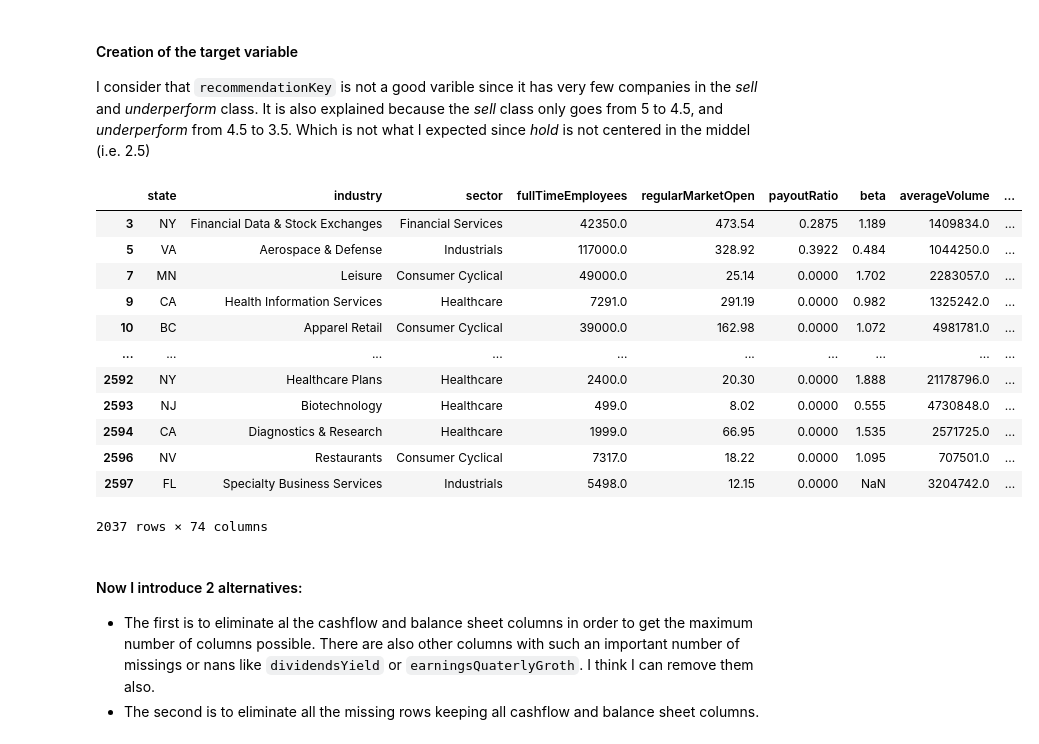
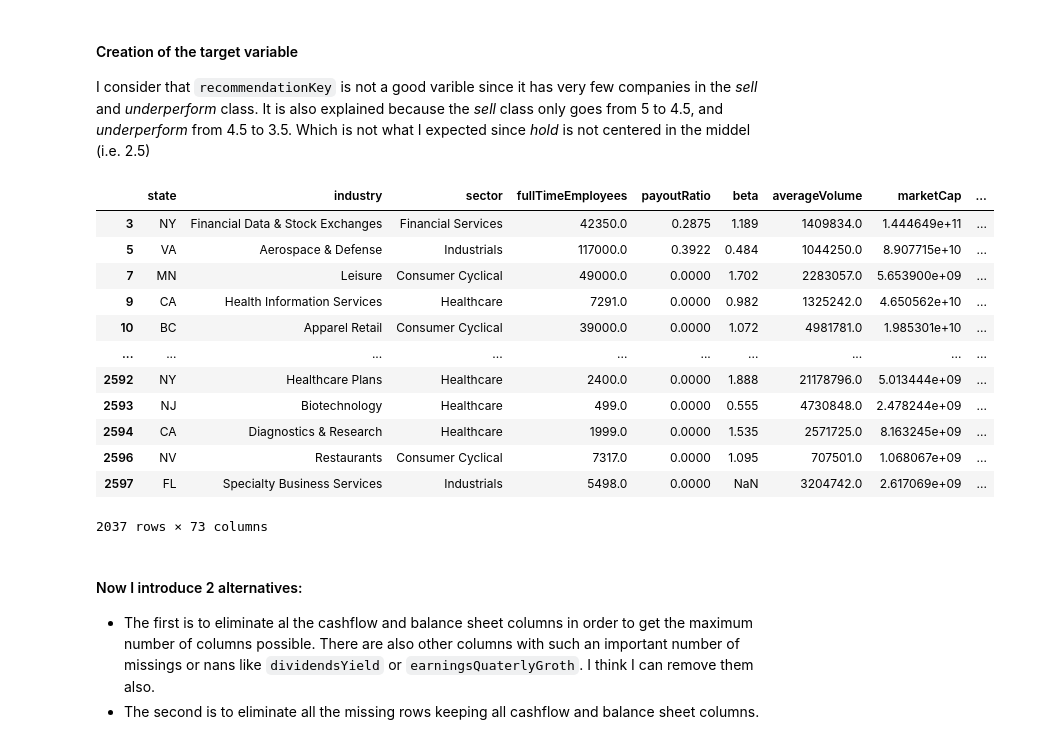
Before and after one commit to SergioBeamonte/Machine-Learning, a Jupyter notebook: clean_data.ipynb, the cells around one changed output. Saved outputs shown, nothing was run; the diff lists cells and outputs as text; code cells hidden in the pictures.

```diff
--- a/clean_data.ipynb
+++ b/clean_data.ipynb
@@ -61,7 +61,6 @@ relevant_columns = [
     # Nivel 7: Mercado y Dividendos (Contexto del Accionista)
     # -----------------------------------------------------------------
     'currentPrice',
-    'regularMarketOpen',
     'allTimeHigh',
     'allTimeLow',
     'averageVolume',
@@ -113,27 +112,27 @@ I consider that `recommendationKey` is not a good varible since it has very few
 #Equaly distributed classes
 # df['recommendationClass'] = pd.qcut(df['recommendationMean'], q=5, labels=False, duplicates='drop') + 1
 # %%
-bins = [0, 1.40, 1.80, 2.30, 2.90, 5]
+bins = [-0.001, 1.40, 1.80, 2.30, 2.90, 5]
 mapeo_clases = {0: 'Strong Buy', 1: 'Buy', 2: 'Hold', 3: 'Sell', 4: 'Strong Sell'}
 
-df['recommendationClass'] = pd.cut(df['recommendationMean'], bins=bins, labels=False)
+df['recommendationClass'] = pd.cut(df['recommendationMean'], bins=bins, labels=False).astype(int)
 df['recommendationKey'] = df['recommendationClass'].map(mapeo_clases)
 
 df
 # %% [output]
-|  | state | industry | sector | fullTimeEmployees | regularMarketOpen | payoutRatio | beta | averageVolume | ... |
-| 3 | NY | Financial Data & Stock Exchanges | Financial Services | 42350.0 | 473.54 | 0.2875 | 1.189 | 1409834.0 | ... |
-| 5 | VA | Aerospace & Defense | Industrials | 117000.0 | 328.92 | 0.3922 | 0.484 | 1044250.0 | ... |
-| 7 | MN | Leisure | Consumer Cyclical | 49000.0 | 25.14 | 0.0000 | 1.702 | 2283057.0 | ... |
-| 9 | CA | Health Information Services | Healthcare | 7291.0 | 291.19 | 0.0000 | 0.982 | 1325242.0 | ... |
-| 10 | BC | Apparel Retail | Consumer Cyclical | 39000.0 | 162.98 | 0.0000 | 1.072 | 4981781.0 | ... |
+|  | state | industry | sector | fullTimeEmployees | payoutRatio | beta | averageVolume | marketCap | ... |
+| 3 | NY | Financial Data & Stock Exchanges | Financial Services | 42350.0 | 0.2875 | 1.189 | 1409834.0 | 1.444649e+11 | ... |
+| 5 | VA | Aerospace & Defense | Industrials | 117000.0 | 0.3922 | 0.484 | 1044250.0 | 8.907715e+10 | ... |
+| 7 | MN | Leisure | Consumer Cyclical | 49000.0 | 0.0000 | 1.702 | 2283057.0 | 5.653900e+09 | ... |
+| 9 | CA | Health Information Services | Healthcare | 7291.0 | 0.0000 | 0.982 | 1325242.0 | 4.650562e+10 | ... |
+| 10 | BC | Apparel Retail | Consumer Cyclical | 39000.0 | 0.0000 | 1.072 | 4981781.0 | 1.985301e+10 | ... |
 | ... | ... | ... | ... | ... | ... | ... | ... | ... | ... |
-| 2592 | NY | Healthcare Plans | Healthcare | 2400.0 | 20.30 | 0.0000 | 1.888 | 21178796.0 | ... |
-| 2593 | NJ | Biotechnology | Healthcare | 499.0 | 8.02 | 0.0000 | 0.555 | 4730848.0 | ... |
-| 2594 | CA | Diagnostics & Research | Healthcare | 1999.0 | 66.95 | 0.0000 | 1.535 | 2571725.0 | ... |
-| 2596 | NV | Restaurants | Consumer Cyclical | 7317.0 | 18.22 | 0.0000 | 1.095 | 707501.0 | ... |
-| 2597 | FL | Specialty Business Services | Industrials | 5498.0 | 12.15 | 0.0000 | NaN | 3204742.0 | ... |
+| 2592 | NY | Healthcare Plans | Healthcare | 2400.0 | 0.0000 | 1.888 | 21178796.0 | 5.013444e+09 | ... |
+| 2593 | NJ | Biotechnology | Healthcare | 499.0 | 0.0000 | 0.555 | 4730848.0 | 2.478244e+09 | ... |
+| 2594 | CA | Diagnostics & Research | Healthcare | 1999.0 | 0.0000 | 1.535 | 2571725.0 | 8.163245e+09 | ... |
+| 2596 | NV | Restaurants | Consumer Cyclical | 7317.0 | 0.0000 | 1.095 | 707501.0 | 1.068067e+09 | ... |
+| 2597 | FL | Specialty Business Services | Industrials | 5498.0 | 0.0000 | NaN | 3204742.0 | 2.617069e+09 | ... |
-2037 rows × 74 columns
+2037 rows × 73 columns
 # %% [markdown]
 #### Now I introduce 2 alternatives:
 - The first is to eliminate al the cashflow and balance sheet columns in order to get the maximum number of columns possible. There are also other columns with such an important number of missings or nans like `dividendsYield` or `earningsQuaterlyGroth`. I think I can remove them also.
```
Also changed, not shown: parts of 6 cells of this notebook, 17 other files.
